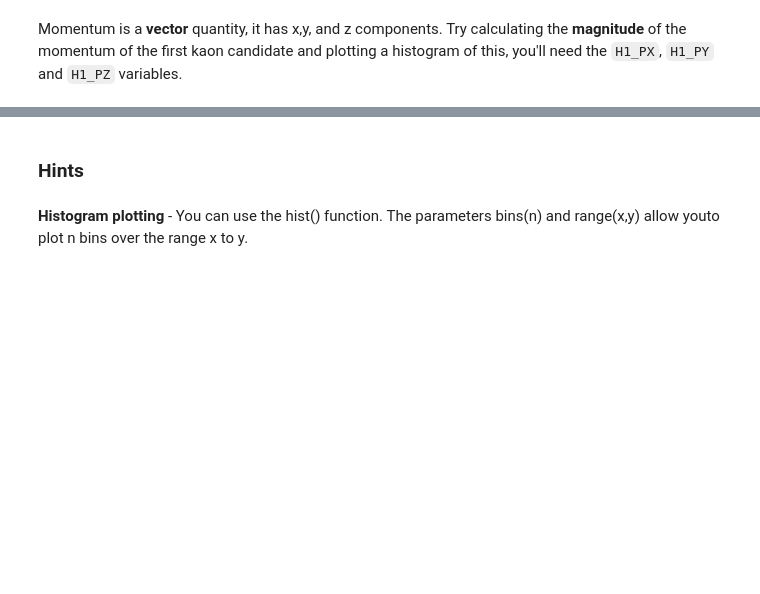
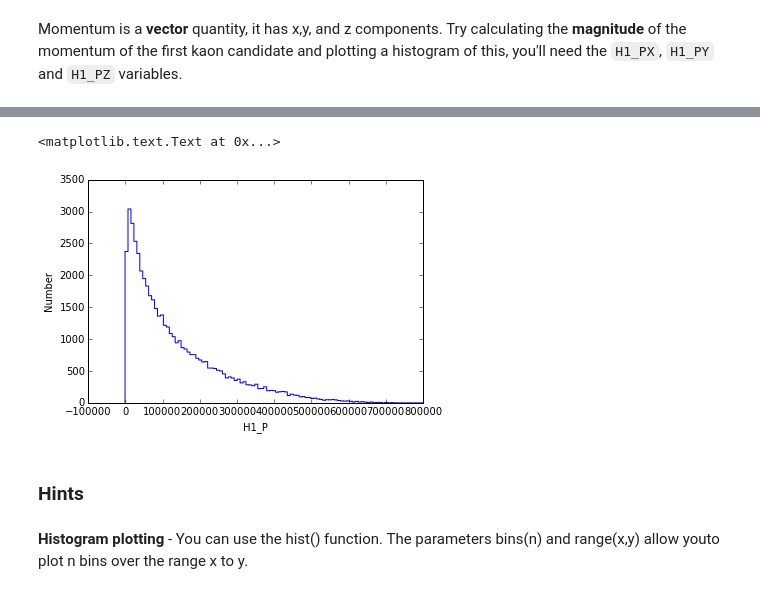
Before and after one commit to pjholt/opendata-project, a Jupyter notebook: LHCb_Open_Data_Project.ipynb, the cells around one changed output, grey strips where cells are left out. Cells and saved outputs as stored; diff of their text form; code cells hidden in the pictures; blank space fills up the shorter version.

```diff
--- a/LHCb_Open_Data_Project.ipynb
+++ b/LHCb_Open_Data_Project.ipynb
@@ -129,6 +127,9 @@ Momentum is a **vector** quantity, it has x,y, and z components. Try calculating
 # %%
 # calculate a variable for the magnitude of the momentum of the first kaon
 # plot a histogram of this variable
-sim_data['H1_Mtm']=sqrt(sim_data.H1_PX**2 + sim_data.H1_PY**2 + sim_data.H1_PZ**2)
+sim_data.eval('H1_P = sqrt(H1_PX**2 + H1_PY**2 + H1_PZ**2)')
 sim_data.head(5)
+H_sim_data_H1_P = sim_data.H1_P.hist(bins=101, range=[-1000, 800000])
+xlabel('H1_P')
+ylabel('Number')
 # %% [output]
@@ -141,3 +136,5 @@ sim_data.head(5)
+<matplotlib.text.Text at 0x...>
+[figure, added]
 # %% [markdown]
 ### Hints
 # %% [markdown]
```
Also changed, not shown: parts of 12 cells of this notebook.
